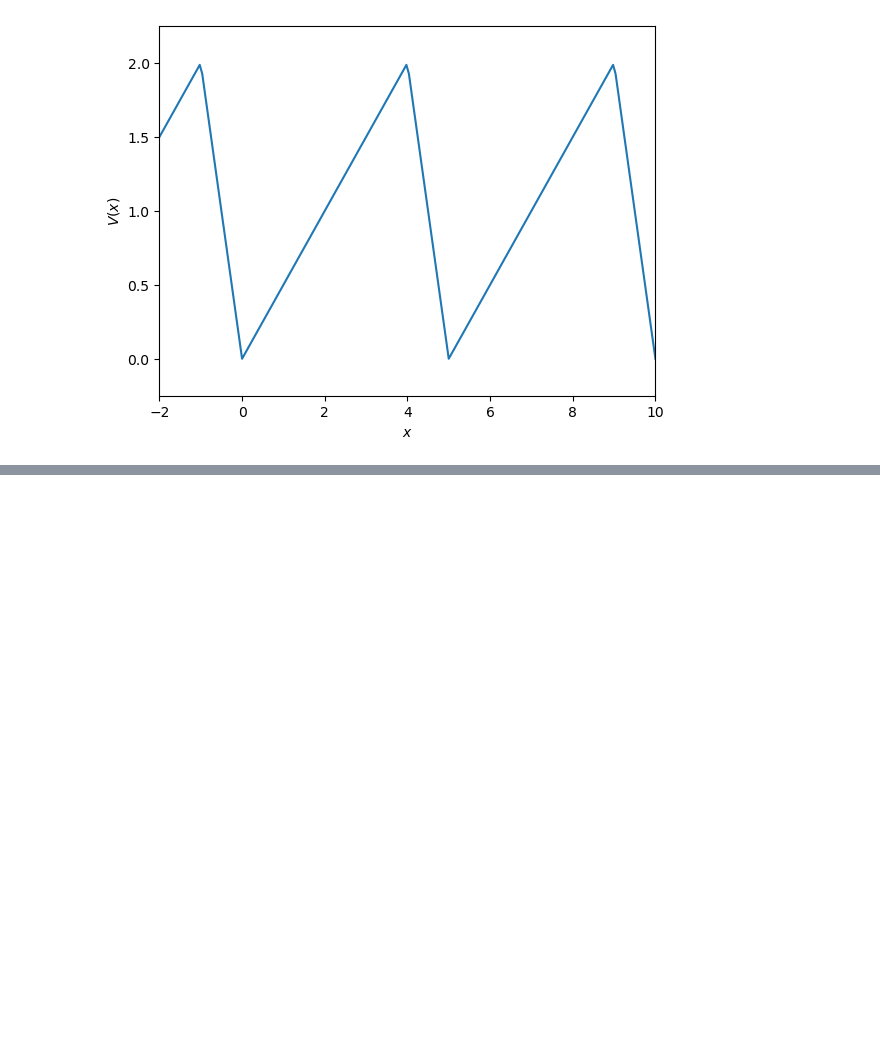
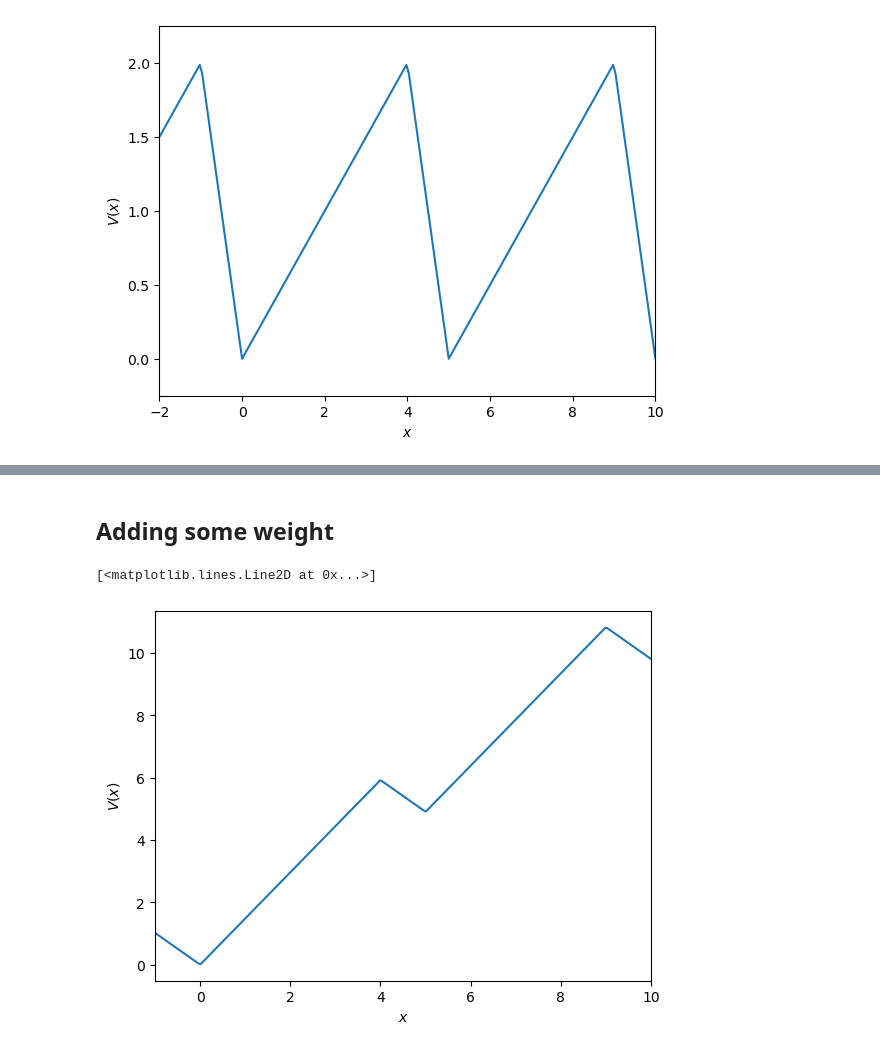
Before and after one commit to Ben-Janda/Molecular-Motor, a Jupyter notebook: 02_Feynmans-ratchet.ipynb, the cells around one changed output, grey strips where cells are left out. Drawn from its saved outputs; the diff is of its cells as text; code cells hidden in the pictures; blank space fills up the shorter version.

Commit message:
Fixed notebook 02 and added case of ratchet with weight

```diff
--- a/02_Feynmans-ratchet.ipynb
+++ b/02_Feynmans-ratchet.ipynb
@@ -91,0 +103,22 @@ ax.stairs(counts, bins)
+# %% [markdown]
+## Adding some weight
+# %%
+m = 0.1
+g = 9.8
+
+def U(x):
+    phase = x % x0
+    cond = (phase >= 0) & (phase <= x1)
+    return np.where(cond, a*phase/x1 + m*g*x, a-a*(phase-x1)/(x0-x1) + m*g*x)
+
+x = np.linspace(-1,10,250)
+ux = np.empty_like(x)
+for i in range(len(ux)):
+    ux[i] = U(x[i])
+
+fig, ax = plt.subplots(1,1)
+ax.set(xlabel=r"$x$", ylabel=r"$V(x)$", xlim=[-1,10])
+ax.plot(x, ux)
+# %% [output]
+[<matplotlib.lines.Line2D at 0x...>]
+[figure, added]
```
Also changed, not shown: parts of 4 cells of this notebook.
